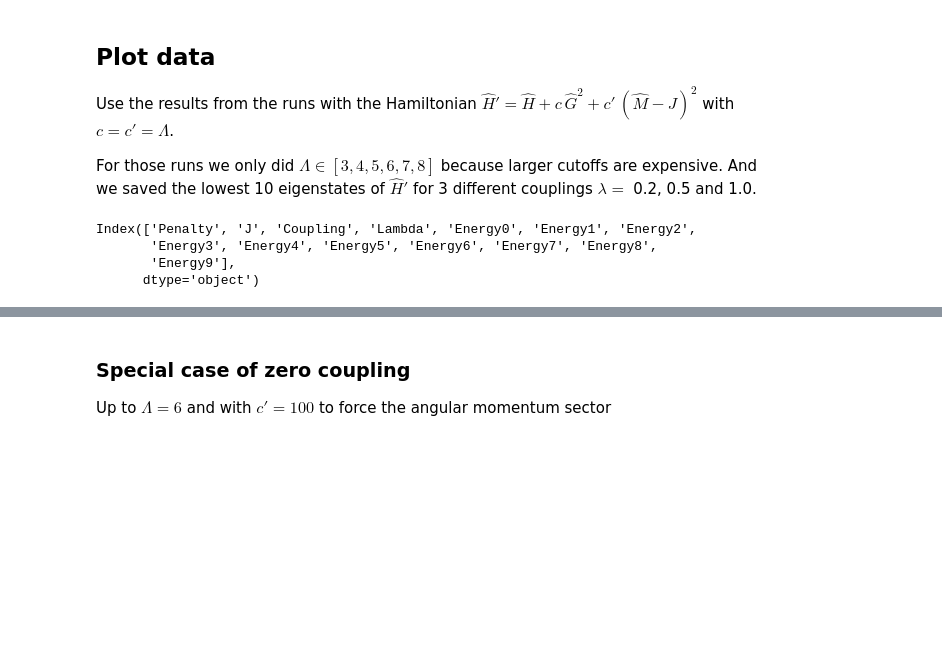
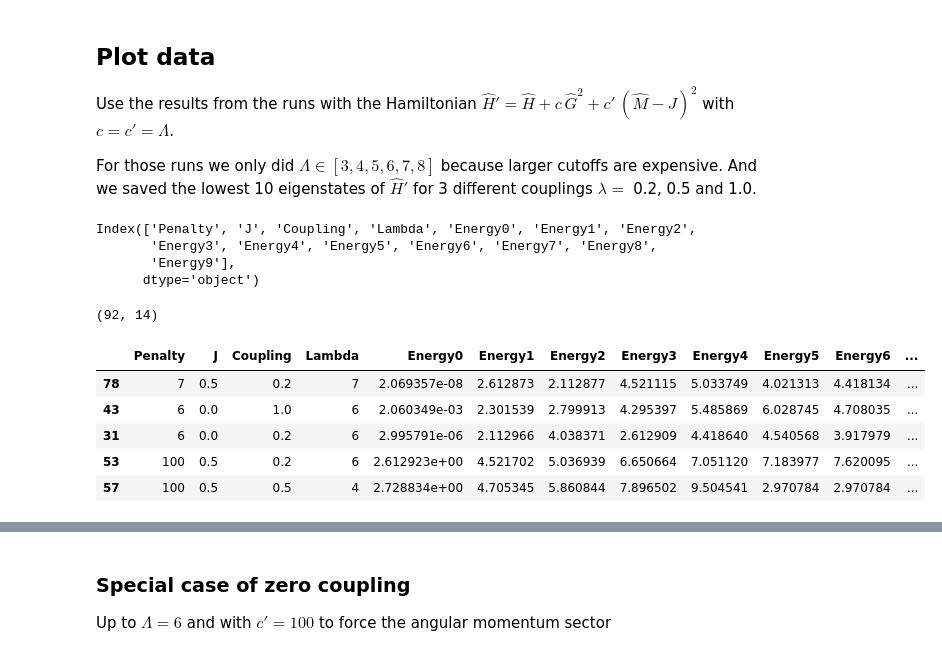
Before and after one commit to erinaldi/bmn2-qutip, a Jupyter notebook: notebooks/plots.ipynb, the cells around one changed output, grey strips where cells are left out. Saved outputs shown, nothing was run; the diff lists cells and outputs as text; code cells hidden in the pictures; blank space fills up the shorter version.

```diff
--- a/notebooks/plots.ipynb
+++ b/notebooks/plots.ipynb
@@ -706,3 +706,16 @@ Index(['Penalty', 'J', 'Coupling', 'Lambda', 'Energy0', 'Energy1', 'Energy2',
        'Energy3', 'Energy4', 'Energy5', 'Energy6', 'Energy7', 'Energy8',
        'Energy9'],
       dtype='object')
+# %%
+mini_gs_all.shape
+# %% [output]
+(92, 14)
+# %%
+mini_gs_all.sample(5)
+# %% [output]
+|  | Penalty | J | Coupling | Lambda | Energy0 | Energy1 | Energy2 | Energy3 | Energy4 | Energy5 | Energy6 | ... |
+| 78 | 7 | 0.5 | 0.2 | 7 | 2.069357e-08 | 2.612873 | 2.112877 | 4.521115 | 5.033749 | 4.021313 | 4.418134 | ... |
+| 43 | 6 | 0.0 | 1.0 | 6 | 2.060349e-03 | 2.301539 | 2.799913 | 4.295397 | 5.485869 | 6.028745 | 4.708035 | ... |
+| 31 | 6 | 0.0 | 0.2 | 6 | 2.995791e-06 | 2.112966 | 4.038371 | 2.612909 | 4.418640 | 4.540568 | 3.917979 | ... |
+| 53 | 100 | 0.5 | 0.2 | 6 | 2.612923e+00 | 4.521702 | 5.036939 | 6.650664 | 7.051120 | 7.183977 | 7.620095 | ... |
+| 57 | 100 | 0.5 | 0.5 | 4 | 2.728834e+00 | 4.705345 | 5.860844 | 7.896502 | 9.504541 | 2.970784 | 2.970784 | ... |
```
Also changed, not shown: parts of 6 cells of this notebook.
